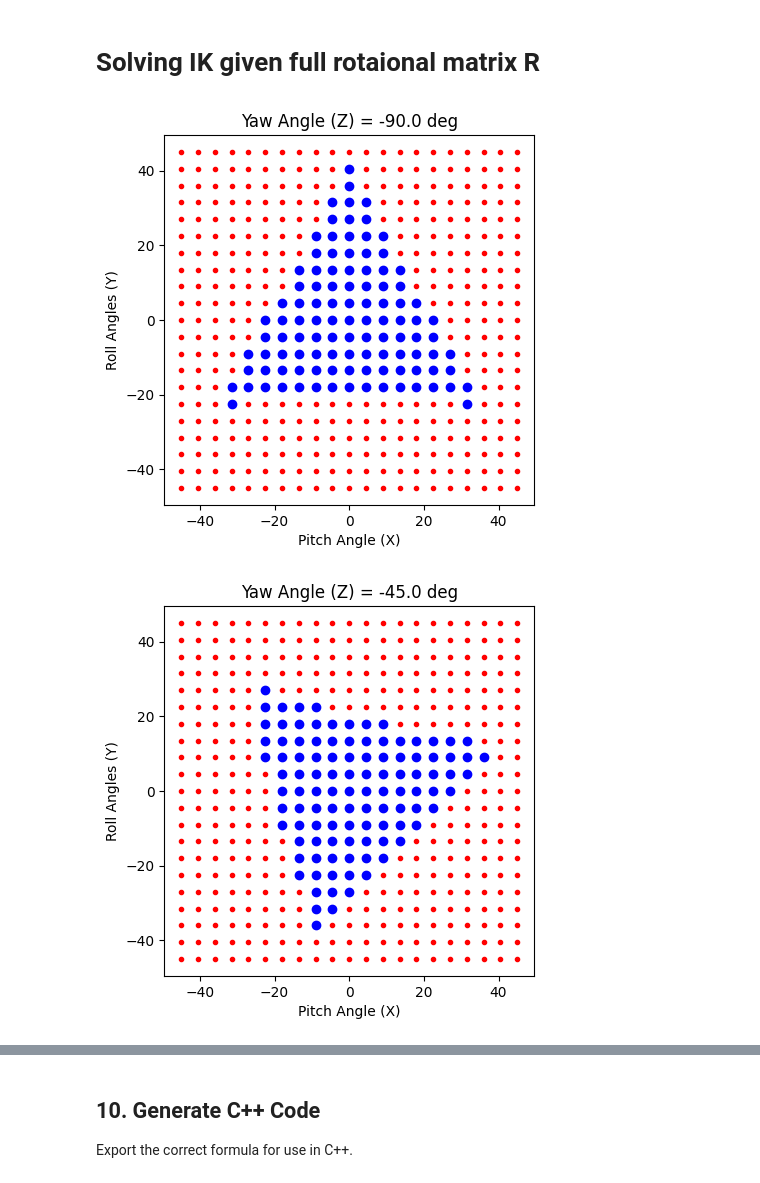
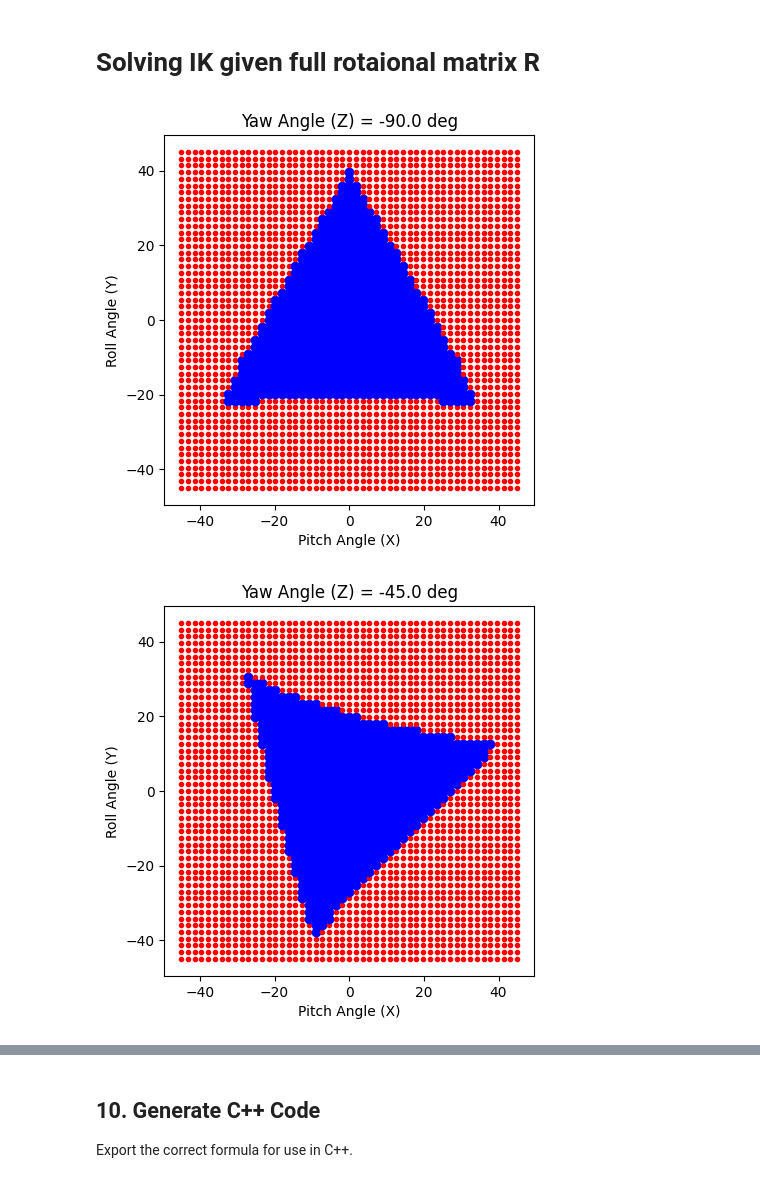
Before and after one commit to ChawinOph/spm-mechanics, a Jupyter notebook: notebooks/symbolic_kinematics.ipynb, the cells around one changed output, grey strips where cells are left out. Saved outputs shown, nothing was run; the diff lists cells and outputs as text; code cells hidden in the pictures.

```diff
--- a/notebooks/symbolic_kinematics.ipynb
+++ b/notebooks/symbolic_kinematics.ipynb
@@ -941,8 +941,8 @@ for euler_angles in euler_angles_set:
 # %%
 # define euler angle in radian (odd number of points to include zero in the middle)
 N_z = 5
-N_y = 21
-N_x = 21
+N_y = 51
+N_x = 51
 
 z_yaws = np.linspace(-np.pi/2, np.pi/2, N_z)
 y_rolls = np.linspace(-np.pi/4, np.pi/4, N_y)
@@ -970,33 +970,33 @@ for k in range(N_z):
             # print(R_des)
             # print()
 
             # visualization of the platform and joint vectors
             # plot_spsm_transformation(u_i, w_i, R_des, euler_angles)
 
             sols, has_sols = compute_ik(R_des, verbose=False)
             # print(has_sols)
 
             if all(has_sols):
                 W_feasible_j.append('b')
                 col = 'b'
                 mark = 'o'
             else:
                 W_feasible_j.append('k')
                 col = 'r'
                 mark = '.'
 
             plt.plot(np.rad2deg(x_pitches[i]), np.rad2deg(y_rolls[j]), marker=mark, color=col, linestyle='none')
 
         W_feasible.append(W_feasible_j)
 
     axes.set_aspect('equal')
     axes.set_title(f'Yaw Angle (Z) = {np.rad2deg(z_yaws[k])} deg')
     axes.set_xlabel('Pitch Angle (X)')
-    axes.set_ylabel('Roll Angles (Y)')
+    axes.set_ylabel('Roll Angle (Y)')
 
     # plt.plot(X_pitches[k], Y_rolls[k], marker='.', color=W_feasible, linestyle='none')
 
 # plot
 # %% [output]
-[figure, old version]
+[figure, new version]
-[figure, old version]
+[figure, new version]
```
Also changed, not shown: parts of 1 cell of this notebook.
